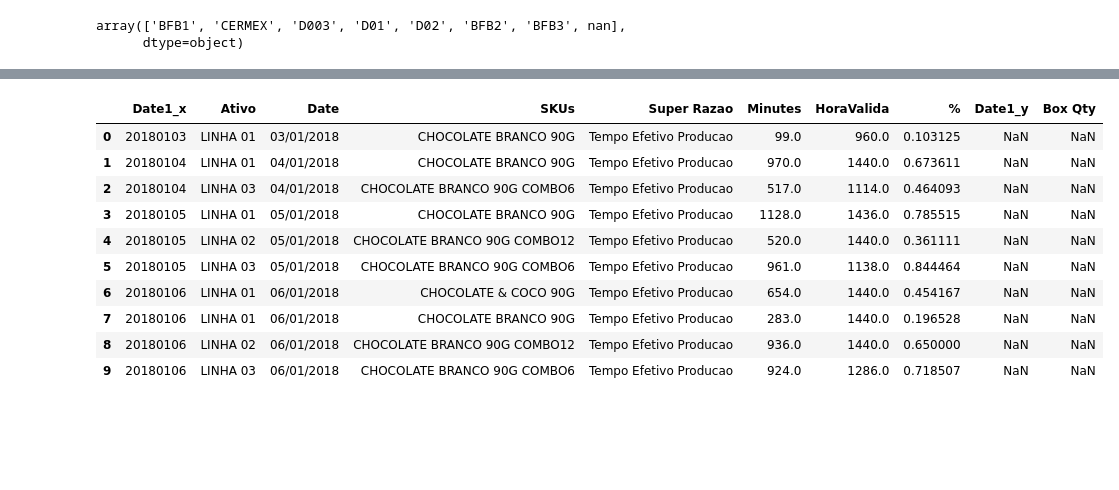
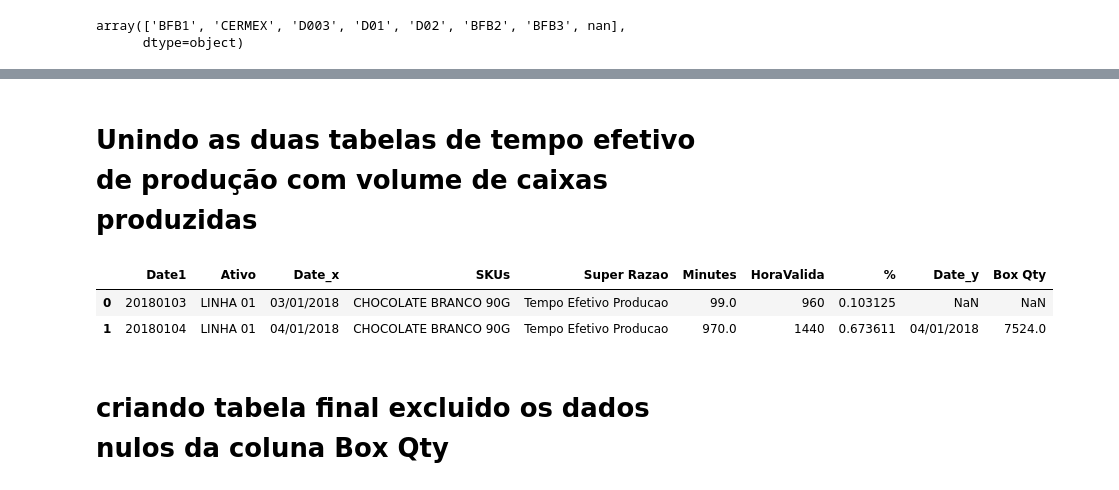
Before and after one commit to maubaroni/Projeto-Final, a Jupyter notebook: LossTreeChocolateFactory.ipynb, the cells around one changed output, grey strips where cells are left out. Drawn from its saved outputs; the diff is of its cells as text; code cells hidden in the pictures; blank space fills up the shorter version.

```diff
--- a/LossTreeChocolateFactory.ipynb
+++ b/LossTreeChocolateFactory.ipynb
@@ -216,2 +183,6 @@ Produtividade
+# %%
+Produtividade['HoraValida'] = Produtividade['HoraValida'].apply(replace_negative)
+# aplicando a função de substituir os valores negativos gerados na fórmula anterior para os casos onde erroneamente a tabela fora preenchida
+# com a somatória diária em minutos superior a 1440 minutos ... desta forma, foi atribuido o valor de 0.
 # %%
 df_Produtivity = pd.merge(Super_Reason_Day,Produtividade,how="left",on=['Date1','Ativo','Date'])
@@ -239,5 +195,6 @@ df_Produtivity.head(50)
 # %%
-df_Produtivity['%'] = df_Produtivity['Minutes_x'] / df_Produtivity['HoraValida'] if
-df_Produtivity.head(50)
+df_Produtivity['%'] = df_Produtivity['Minutes_x'] / df_Produtivity['HoraValida']
+df_Produtivity.head(2)
+#Criação de nova coluna para demonstrar o percentual relacionado a cada perda.
 # %% [output]
 |  | Date1 | Ativo | Date | SKUs | Super Razao | Segundos_x | Minutes_x | Horas_x | SomaPerdas1_7_x | ... |
@@ -371,2 +272,13 @@ Prod
+# %%
+def replace_object (row):
+    '''Esta função exclui os (3) zeros após a vírgula do valor e  também exclui o caracter ponto (.)'''
+    if row == row:
+        row = row.replace(',000','')
+        row = row.replace('.','')
+        return int(row)
+    else:
+        return 0
+# %%
+Prod['Box Qty'] = Prod['Box Qty'].apply(replace_object)
 # %%
 ProdGroup = Prod.groupby(['Date1','Ativo','Date','SKUs'],as_index = False).sum()
@@ -388,15 +290,11 @@ ProdGroup
+# %% [markdown]
+# Unindo as duas tabelas de tempo efetivo de produção com volume de caixas produzidas
 # %%
-f = pd.merge(df1,ProdGroup,how="left",on=['Ativo','Date','SKUs'])
-f.head(10)
+df3 = pd.merge(df1,ProdGroup,how="left",on=['Date1','Ativo','SKUs'])
+df3.head(2)
 # %% [output]
-|  | Date1_x | Ativo | Date | SKUs | Super Razao | Minutes | HoraValida | % | Date1_y | Box Qty |
-| 0 | 20180103 | LINHA 01 | 03/01/2018 | CHOCOLATE BRANCO 90G | Tempo Efetivo Producao | 99.0 | 960.0 | 0.103125 | NaN | NaN |
-| 1 | 20180104 | LINHA 01 | 04/01/2018 | CHOCOLATE BRANCO 90G | Tempo Efetivo Producao | 970.0 | 1440.0 | 0.673611 | NaN | NaN |
-| 2 | 20180104 | LINHA 03 | 04/01/2018 | CHOCOLATE BRANCO 90G COMBO6 | Tempo Efetivo Producao | 517.0 | 1114.0 | 0.464093 | NaN | NaN |
-| 3 | 20180105 | LINHA 01 | 05/01/2018 | CHOCOLATE BRANCO 90G | Tempo Efetivo Producao | 1128.0 | 1436.0 | 0.785515 | NaN | NaN |
-| 4 | 20180105 | LINHA 02 | 05/01/2018 | CHOCOLATE BRANCO 90G COMBO12 | Tempo Efetivo Producao | 520.0 | 1440.0 | 0.361111 | NaN | NaN |
-| 5 | 20180105 | LINHA 03 | 05/01/2018 | CHOCOLATE BRANCO 90G COMBO6 | Tempo Efetivo Producao | 961.0 | 1138.0 | 0.844464 | NaN | NaN |
-| 6 | 20180106 | LINHA 01 | 06/01/2018 | CHOCOLATE & COCO 90G | Tempo Efetivo Producao | 654.0 | 1440.0 | 0.454167 | NaN | NaN |
-| 7 | 20180106 | LINHA 01 | 06/01/2018 | CHOCOLATE BRANCO 90G | Tempo Efetivo Producao | 283.0 | 1440.0 | 0.196528 | NaN | NaN |
-| 8 | 20180106 | LINHA 02 | 06/01/2018 | CHOCOLATE BRANCO 90G COMBO12 | Tempo Efetivo Producao | 936.0 | 1440.0 | 0.650000 | NaN | NaN |
-| 9 | 20180106 | LINHA 03 | 06/01/2018 | CHOCOLATE BRANCO 90G COMBO6 | Tempo Efetivo Producao | 924.0 | 1286.0 | 0.718507 | NaN | NaN |
+|  | Date1 | Ativo | Date_x | SKUs | Super Razao | Minutes | HoraValida | % | Date_y | Box Qty |
+| 0 | 20180103 | LINHA 01 | 03/01/2018 | CHOCOLATE BRANCO 90G | Tempo Efetivo Producao | 99.0 | 960 | 0.103125 | NaN | NaN |
+| 1 | 20180104 | LINHA 01 | 04/01/2018 | CHOCOLATE BRANCO 90G | Tempo Efetivo Producao | 970.0 | 1440 | 0.673611 | 04/01/2018 | 7524.0 |
+# %% [markdown]
+# criando tabela final excluido os dados nulos da coluna Box Qty
```
Also changed, not shown: parts of 31 cells of this notebook.
